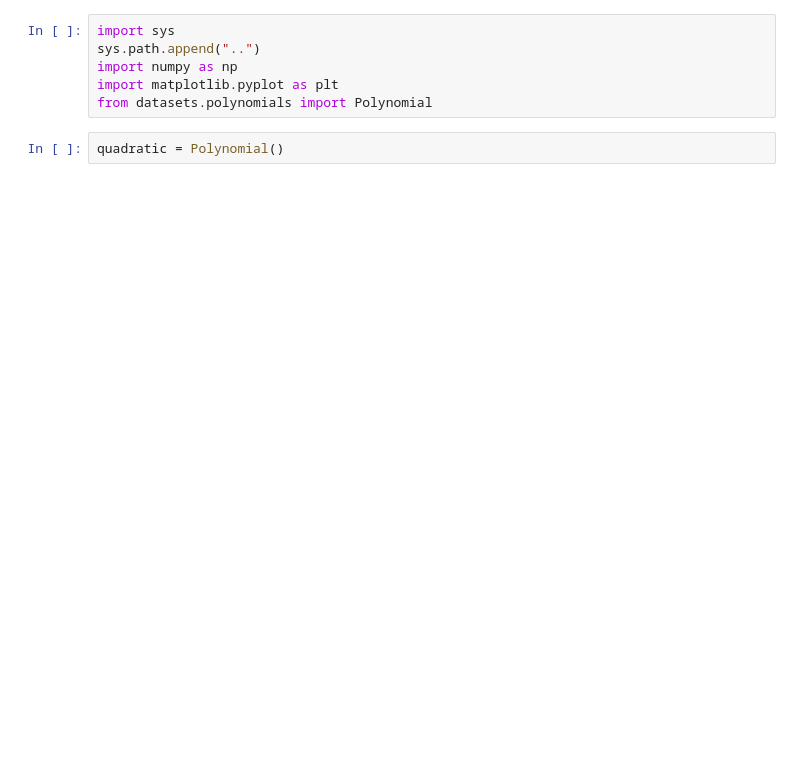
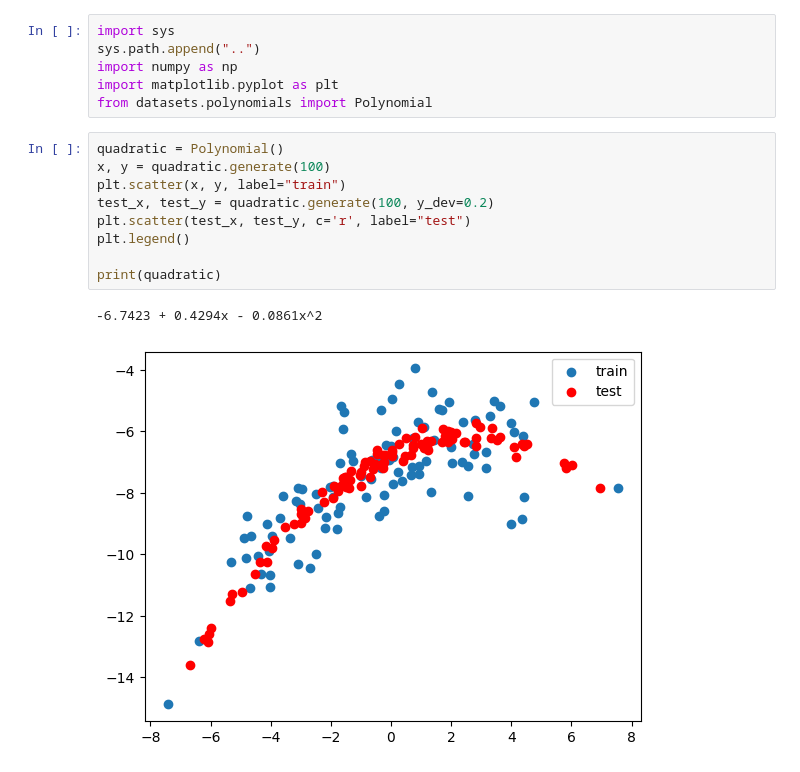
Before and after one commit to ss7886/MLPractice, a Jupyter notebook: examples/polynomial_datasets.ipynb, the cells around one changed output. Cells and saved outputs as stored; diff of their text form; blank space fills up the shorter version.

```diff
--- a/examples/polynomial_datasets.ipynb
+++ b/examples/polynomial_datasets.ipynb
@@ -4,6 +4,16 @@ sys.path.append("..")
 import numpy as np
 import matplotlib.pyplot as plt
 from datasets.polynomials import Polynomial
-# %%
-quadratic = Polynomial()
+# %%
+quadratic = Polynomial()
+x, y = quadratic.generate(100)
+plt.scatter(x, y, label="train")
+test_x, test_y = quadratic.generate(100, y_dev=0.2)
+plt.scatter(test_x, test_y, c='r', label="test")
+plt.legend()
+
+print(quadratic)
+# %% [output]
+-6.7423 + 0.4294x - 0.0861x^2
+[figure, added]
 # %%
```
Also changed, not shown: parts of 2 cells of this notebook.
